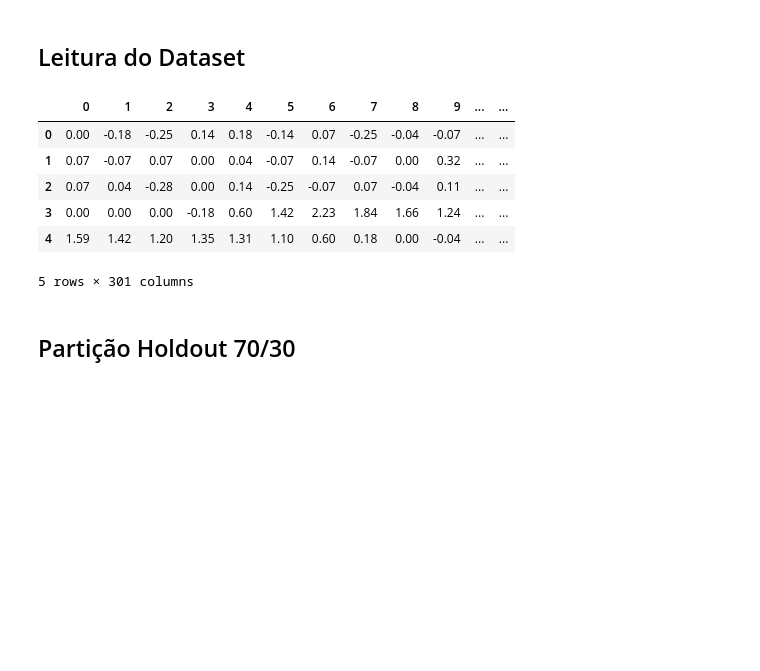
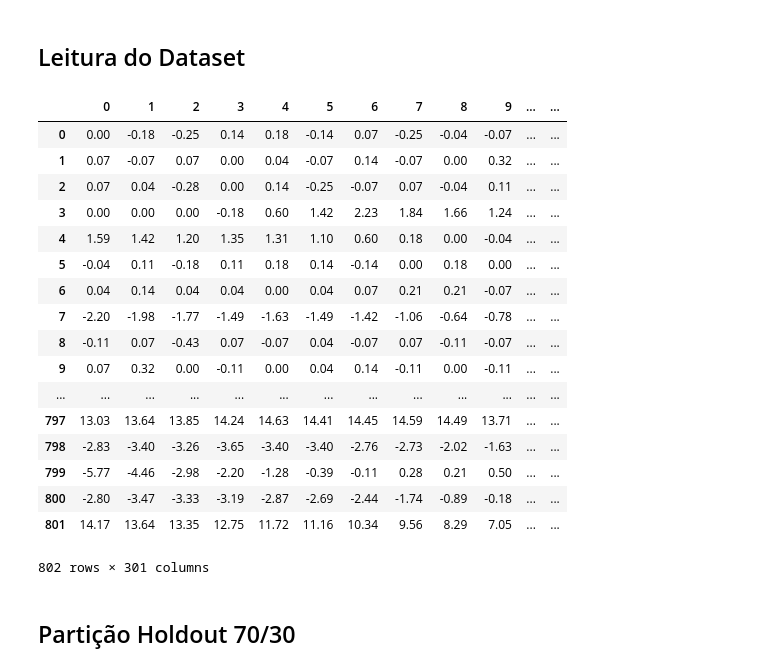
Before and after one commit to jpdol/ElectricCurrentRecognition, a Jupyter notebook: MachineLearningModels/knn.ipynb, the cells around one changed output. Cells and saved outputs as stored; diff of their text form; code cells hidden in the pictures; blank space fills up the shorter version.

Commit message:
Update dataset

```diff
--- a/MachineLearningModels/knn.ipynb
+++ b/MachineLearningModels/knn.ipynb
@@ -9,15 +9,26 @@ from sklearn.metrics import confusion_matrix, accuracy_score, precision_score, f
 ## Leitura do Dataset
 # %%
 dataset = pd.read_csv('/Users/jeanlima/Documents/GitHub/ElectricCurrentRecognition/CreatingDataset/ElectricCurrentDataset.txt')
-dataset.head()
+dataset
 # %% [output]
 |  | 0 | 1 | 2 | 3 | 4 | 5 | 6 | 7 | 8 | 9 | ... | ... |
 | 0 | 0.00 | -0.18 | -0.25 | 0.14 | 0.18 | -0.14 | 0.07 | -0.25 | -0.04 | -0.07 | ... | ... |
 | 1 | 0.07 | -0.07 | 0.07 | 0.00 | 0.04 | -0.07 | 0.14 | -0.07 | 0.00 | 0.32 | ... | ... |
 | 2 | 0.07 | 0.04 | -0.28 | 0.00 | 0.14 | -0.25 | -0.07 | 0.07 | -0.04 | 0.11 | ... | ... |
 | 3 | 0.00 | 0.00 | 0.00 | -0.18 | 0.60 | 1.42 | 2.23 | 1.84 | 1.66 | 1.24 | ... | ... |
 | 4 | 1.59 | 1.42 | 1.20 | 1.35 | 1.31 | 1.10 | 0.60 | 0.18 | 0.00 | -0.04 | ... | ... |
+| 5 | -0.04 | 0.11 | -0.18 | 0.11 | 0.18 | 0.14 | -0.14 | 0.00 | 0.18 | 0.00 | ... | ... |
+| 6 | 0.04 | 0.14 | 0.04 | 0.04 | 0.00 | 0.04 | 0.07 | 0.21 | 0.21 | -0.07 | ... | ... |
+| 7 | -2.20 | -1.98 | -1.77 | -1.49 | -1.63 | -1.49 | -1.42 | -1.06 | -0.64 | -0.78 | ... | ... |
+| 8 | -0.11 | 0.07 | -0.43 | 0.07 | -0.07 | 0.04 | -0.07 | 0.07 | -0.11 | -0.07 | ... | ... |
+| 9 | 0.07 | 0.32 | 0.00 | -0.11 | 0.00 | 0.04 | 0.14 | -0.11 | 0.00 | -0.11 | ... | ... |
+| ... | ... | ... | ... | ... | ... | ... | ... | ... | ... | ... | ... | ... |
+| 797 | 13.03 | 13.64 | 13.85 | 14.24 | 14.63 | 14.41 | 14.45 | 14.59 | 14.49 | 13.71 | ... | ... |
+| 798 | -2.83 | -3.40 | -3.26 | -3.65 | -3.40 | -3.40 | -2.76 | -2.73 | -2.02 | -1.63 | ... | ... |
+| 799 | -5.77 | -4.46 | -2.98 | -2.20 | -1.28 | -0.39 | -0.11 | 0.28 | 0.21 | 0.50 | ... | ... |
+| 800 | -2.80 | -3.47 | -3.33 | -3.19 | -2.87 | -2.69 | -2.44 | -1.74 | -0.89 | -0.18 | ... | ... |
+| 801 | 14.17 | 13.64 | 13.35 | 12.75 | 11.72 | 11.16 | 10.34 | 9.56 | 8.29 | 7.05 | ... | ... |
-5 rows × 301 columns
+802 rows × 301 columns
 # %% [markdown]
 ## Partição Holdout 70/30
 # %%
```
Also changed, not shown: parts of 8 cells of this notebook, 2 other files.
